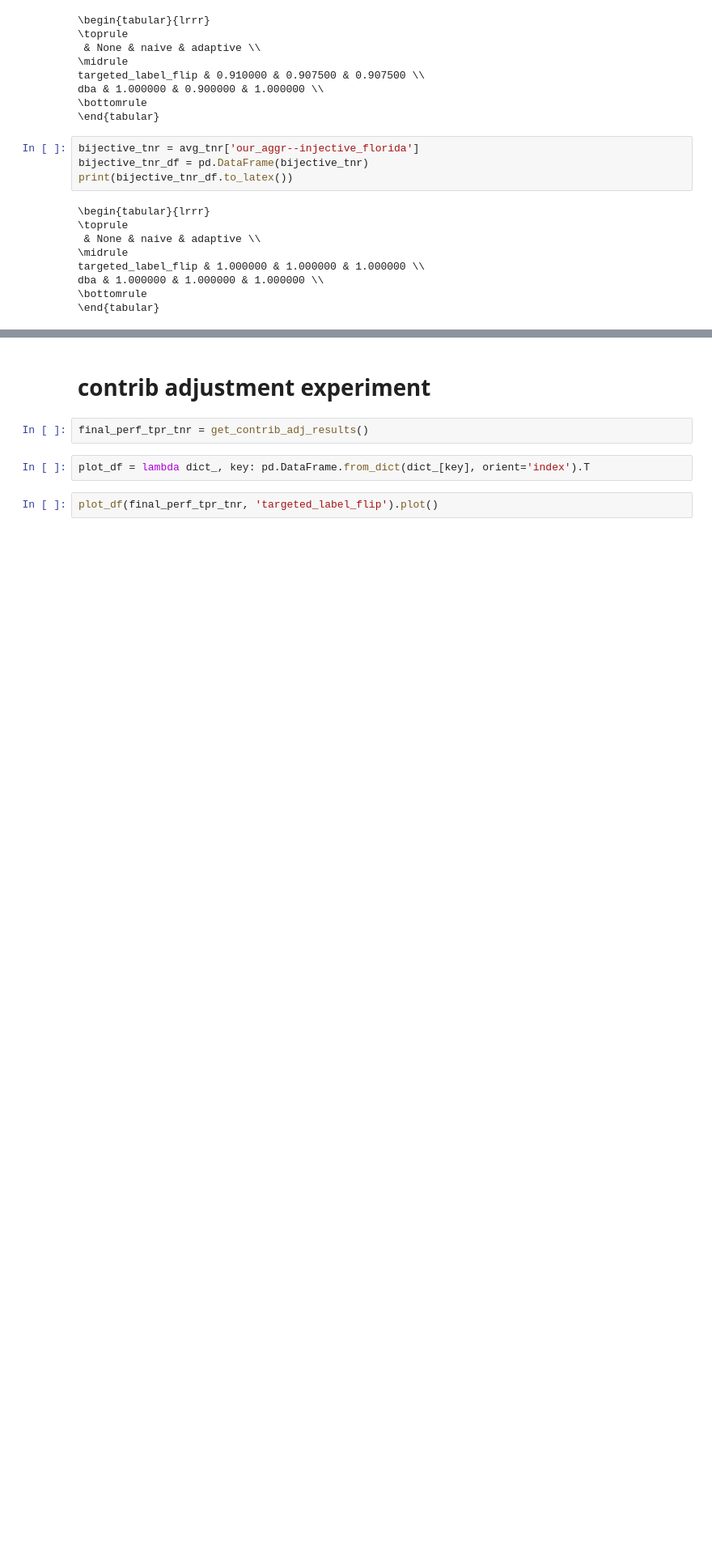
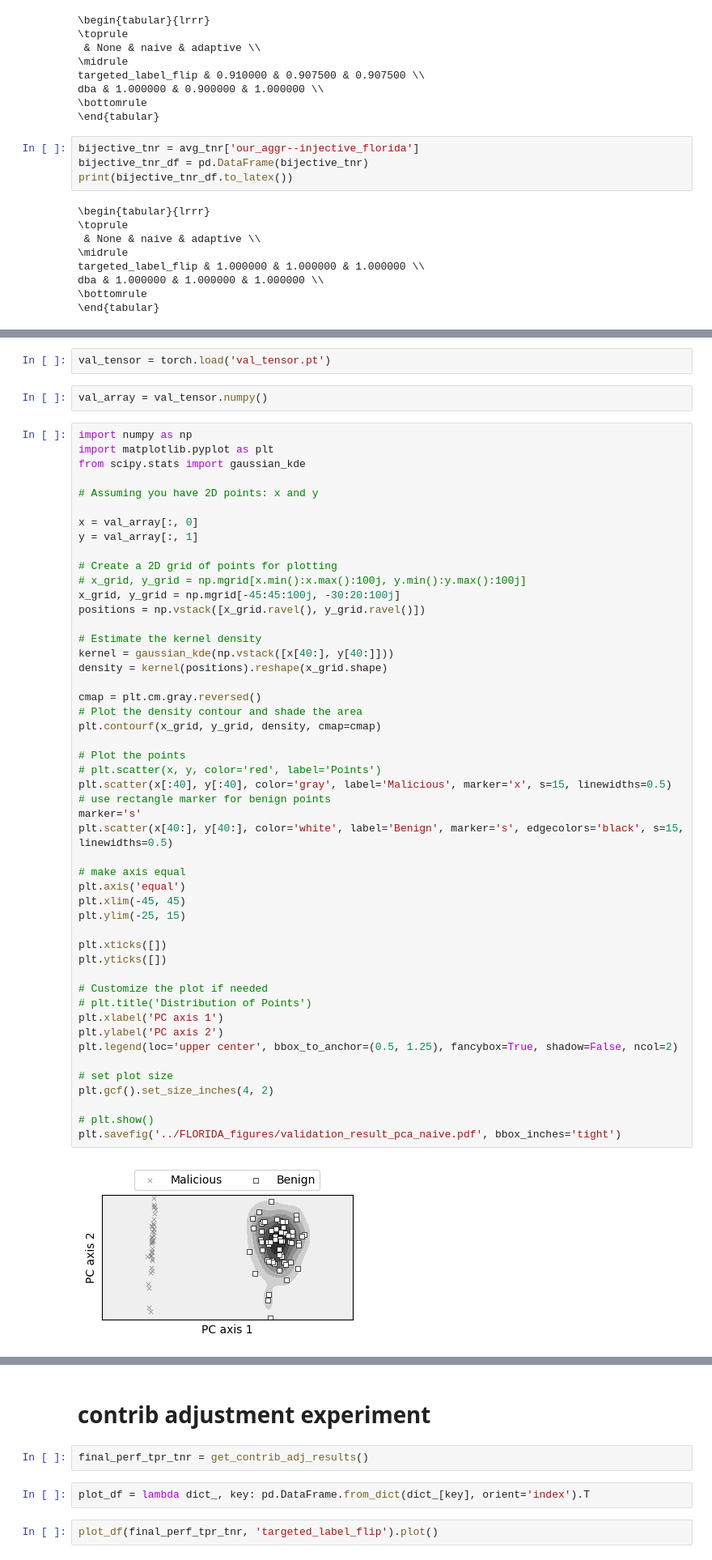
Before and after one commit to ehsanul9511/FLShield, a Jupyter notebook: plot_utils.ipynb, the cells around one changed output, grey strips where cells are left out. Shown: that part at 81% size. Drawn from its saved outputs; the diff is of its cells as text; blank space fills up the shorter version.

```diff
--- a/plot_utils.ipynb
+++ b/plot_utils.ipynb
@@ -158,0 +167,55 @@ dba & 1.000000 & 1.000000 & 1.000000 \\
+# %%
+val_tensor = torch.load('val_tensor.pt')
+# %%
+val_array = val_tensor.numpy()
+# %%
+import numpy as np
+import matplotlib.pyplot as plt
+from scipy.stats import gaussian_kde
+
+# Assuming you have 2D points: x and y
+
+x = val_array[:, 0]
+y = val_array[:, 1]
+
+# Create a 2D grid of points for plotting
+# x_grid, y_grid = np.mgrid[x.min():x.max():100j, y.min():y.max():100j]
+x_grid, y_grid = np.mgrid[-45:45:100j, -30:20:100j]
+positions = np.vstack([x_grid.ravel(), y_grid.ravel()])
+
+# Estimate the kernel density
+kernel = gaussian_kde(np.vstack([x[40:], y[40:]]))
+density = kernel(positions).reshape(x_grid.shape)
+
+cmap = plt.cm.gray.reversed()
+# Plot the density contour and shade the area
+plt.contourf(x_grid, y_grid, density, cmap=cmap)
+
+# Plot the points
+# plt.scatter(x, y, color='red', label='Points')
+plt.scatter(x[:40], y[:40], color='gray', label='Malicious', marker='x', s=15, linewidths=0.5)
+# use rectangle marker for benign points
+marker='s'
+plt.scatter(x[40:], y[40:], color='white', label='Benign', marker='s', edgecolors='black', s=15, linewidths=0.5)
+
+# make axis equal
+plt.axis('equal')
+plt.xlim(-45, 45)
+plt.ylim(-25, 15)
+
+plt.xticks([])
+plt.yticks([])
+
+# Customize the plot if needed
+# plt.title('Distribution of Points')
+plt.xlabel('PC axis 1')
+plt.ylabel('PC axis 2')
+plt.legend(loc='upper center', bbox_to_anchor=(0.5, 1.25), fancybox=True, shadow=False, ncol=2)
+
+# set plot size
+plt.gcf().set_size_inches(4, 2)
+
+# plt.show()
+plt.savefig('../FLORIDA_figures/validation_result_pca_naive.pdf', bbox_inches='tight')
+# %% [output]
+[figure, added]
```
Also changed, not shown: parts of 58 cells of this notebook, 4 other files.
